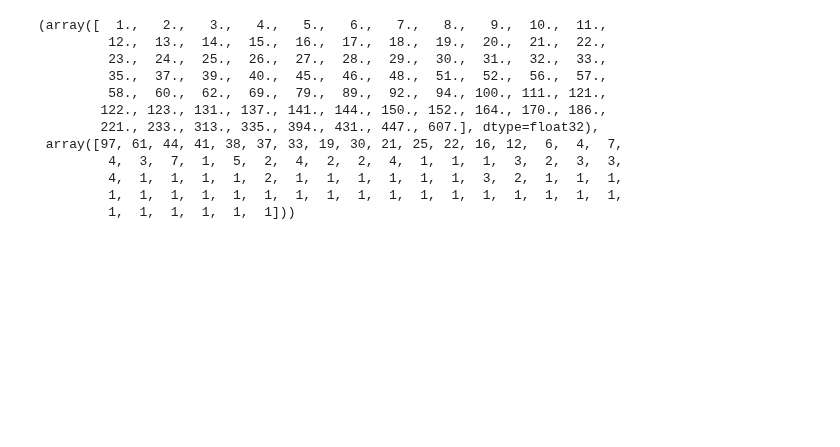
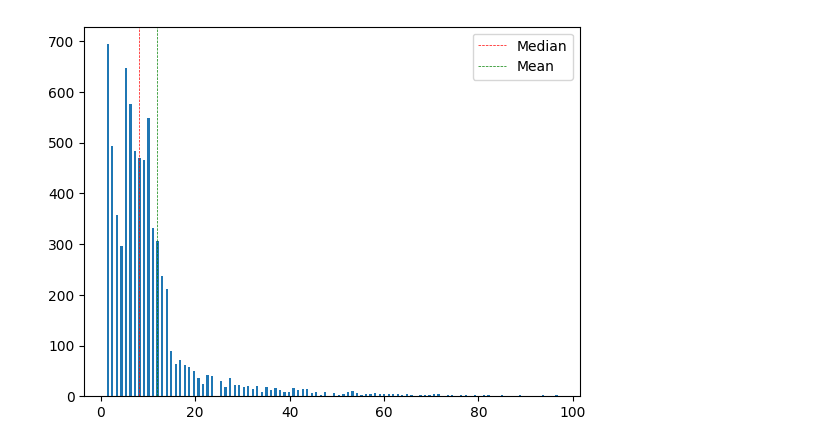
Before and after one commit to AMGrobelnik/MLG-Predicting-Impacful-Events, a Jupyter notebook: graph_gen/HeteroGraph.ipynb, the cells around one changed output. Saved outputs shown, nothing was run; the diff lists cells and outputs as text; code cells hidden in the pictures; blank space fills up the shorter version.

```diff
--- a/graph_gen/HeteroGraph.ipynb
+++ b/graph_gen/HeteroGraph.ipynb
@@ -31,15 +36,13 @@ plt.show()
-# %%
-np.unique(nonzero_counts, return_counts=True)
-# %% [output]
-(array([  1.,   2.,   3.,   4.,   5.,   6.,   7.,   8.,   9.,  10.,  11.,
-         12.,  13.,  14.,  15.,  16.,  17.,  18.,  19.,  20.,  21.,  22.,
-         23.,  24.,  25.,  26.,  27.,  28.,  29.,  30.,  31.,  32.,  33.,
-         35.,  37.,  39.,  40.,  45.,  46.,  48.,  51.,  52.,  56.,  57.,
-         58.,  60.,  62.,  69.,  79.,  89.,  92.,  94., 100., 111., 121.,
-        122., 123., 131., 137., 141., 144., 150., 152., 164., 170., 186.,
-        221., 233., 313., 335., 394., 431., 447., 607.], dtype=float32),
- array([97, 61, 44, 41, 38, 37, 33, 19, 30, 21, 25, 22, 16, 12,  6,  4,  7,
-         4,  3,  7,  1,  5,  2,  4,  2,  2,  4,  1,  1,  1,  3,  2,  3,  3,
-         4,  1,  1,  1,  1,  2,  1,  1,  1,  1,  1,  1,  3,  2,  1,  1,  1,
-         1,  1,  1,  1,  1,  1,  1,  1,  1,  1,  1,  1,  1,  1,  1,  1,  1,
-         1,  1,  1,  1,  1,  1]))
+# %%
+plt.hist(nonzero_counts[nonzero_counts < 100], bins=100, rwidth=0.5)
+# draw the median line
+plt.axvline(np.median(nonzero_counts), color='r', linestyle='dashed', linewidth=0.5)
+# draw the mean line
+plt.axvline(np.mean(nonzero_counts), color='g', linestyle='dashed', linewidth=0.5)
+
+# add the legend
+plt.legend({'Median': np.median(nonzero_counts), 'Mean': np.mean(nonzero_counts)})
+
+plt.show()
+# %% [output]
+[figure, added]
```
Also changed, not shown: parts of 4 cells of this notebook, 1 other file.
